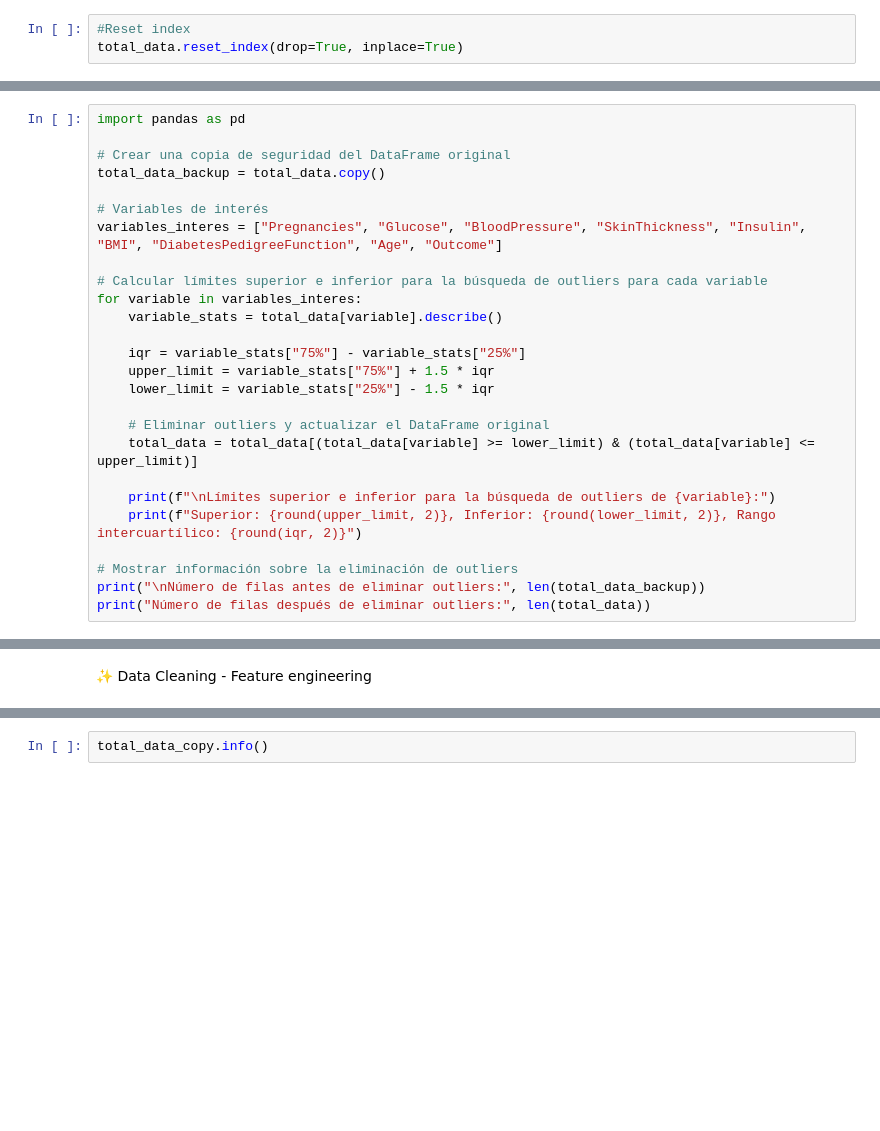
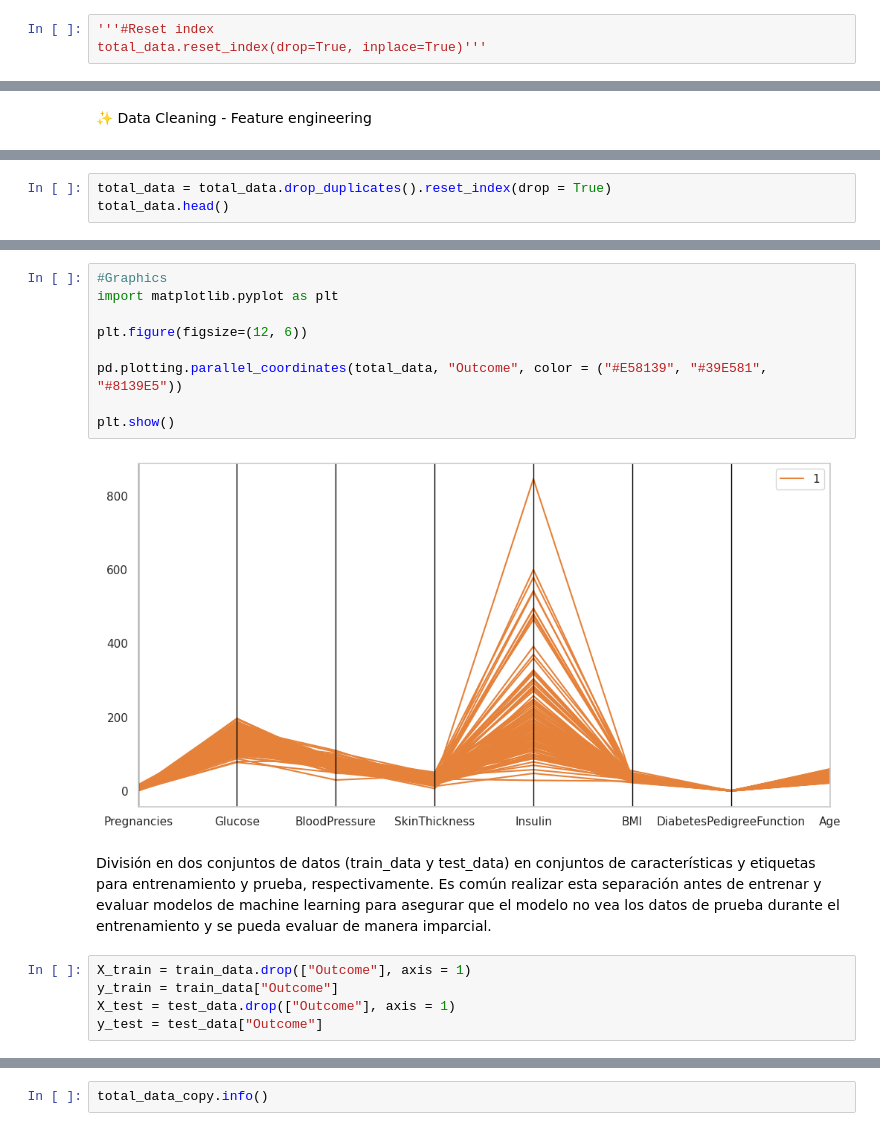
Before and after one commit to Munchkinland/Decision-Tree, a Jupyter notebook: src/explore.ipynb, the cells around one changed output, grey strips where cells are left out. Cells and saved outputs as stored; diff of their text form; blank space fills up the shorter version.

Commit message:
Done pero datos siempre arrojan 1

```diff
--- a/src/explore.ipynb
+++ b/src/explore.ipynb
@@ -95,8 +95,8 @@ print(total_data.duplicated().sum())
 # %% [markdown]
 No duplicates found
 # %%
-#Reset index
-total_data.reset_index(drop=True, inplace=True)
+'''#Reset index
+total_data.reset_index(drop=True, inplace=True)'''
 # %% [markdown]
 🚀 Análisis descriptivo de datos
 # %%
@@ -467,26 +462,0 @@ plt.show()
-# %%
-import pandas as pd
-
-# Crear una copia de seguridad del DataFrame original
-total_data_backup = total_data.copy()
-
-# Variables de interés
-variables_interes = ["Pregnancies", "Glucose", "BloodPressure", "SkinThickness", "Insulin", "BMI", "DiabetesPedigreeFunction", "Age", "Outcome"]
-
-# Calcular límites superior e inferior para la búsqueda de outliers para cada variable
-for variable in variables_interes:
-    variable_stats = total_data[variable].describe()
-
-    iqr = variable_stats["75%"] - variable_stats["25%"]
-    upper_limit = variable_stats["75%"] + 1.5 * iqr
-    lower_limit = variable_stats["25%"] - 1.5 * iqr
-
-    # Eliminar outliers y actualizar el DataFrame original
-    total_data = total_data[(total_data[variable] >= lower_limit) & (total_data[variable] <= upper_limit)]
-
-    print(f"\nLímites superior e inferior para la búsqueda de outliers de {variable}:")
-    print(f"Superior: {round(upper_limit, 2)}, Inferior: {round(lower_limit, 2)}, Rango intercuartílico: {round(iqr, 2)}")
-
-# Mostrar información sobre la eliminación de outliers
-print("\nNúmero de filas antes de eliminar outliers:", len(total_data_backup))
-print("Número de filas después de eliminar outliers:", len(total_data))
@@ -644,0 +522,3 @@ memory usage: 49.7 KB
+# %%
+total_data = total_data.drop_duplicates().reset_index(drop = True)
+total_data.head()
@@ -644,0 +592,18 @@ memory usage: 49.7 KB
+# %%
+#Graphics
+import matplotlib.pyplot as plt
+
+plt.figure(figsize=(12, 6))
+
+pd.plotting.parallel_coordinates(total_data, "Outcome", color = ("#E58139", "#39E581", "#8139E5"))
+
+plt.show()
+# %% [output]
+[figure, added]
+# %% [markdown]
+División en dos conjuntos de datos (train_data y test_data) en conjuntos de características y etiquetas para entrenamiento y prueba, respectivamente. Es común realizar esta separación antes de entrenar y evaluar modelos de machine learning para asegurar que el modelo no vea los datos de prueba durante el entrenamiento y se pueda evaluar de manera imparcial.
+# %%
+X_train = train_data.drop(["Outcome"], axis = 1)
+y_train = train_data["Outcome"]
+X_test = test_data.drop(["Outcome"], axis = 1)
+y_test = test_data["Outcome"]
```
Also changed, not shown: parts of 45 cells of this notebook, 8 other files.
